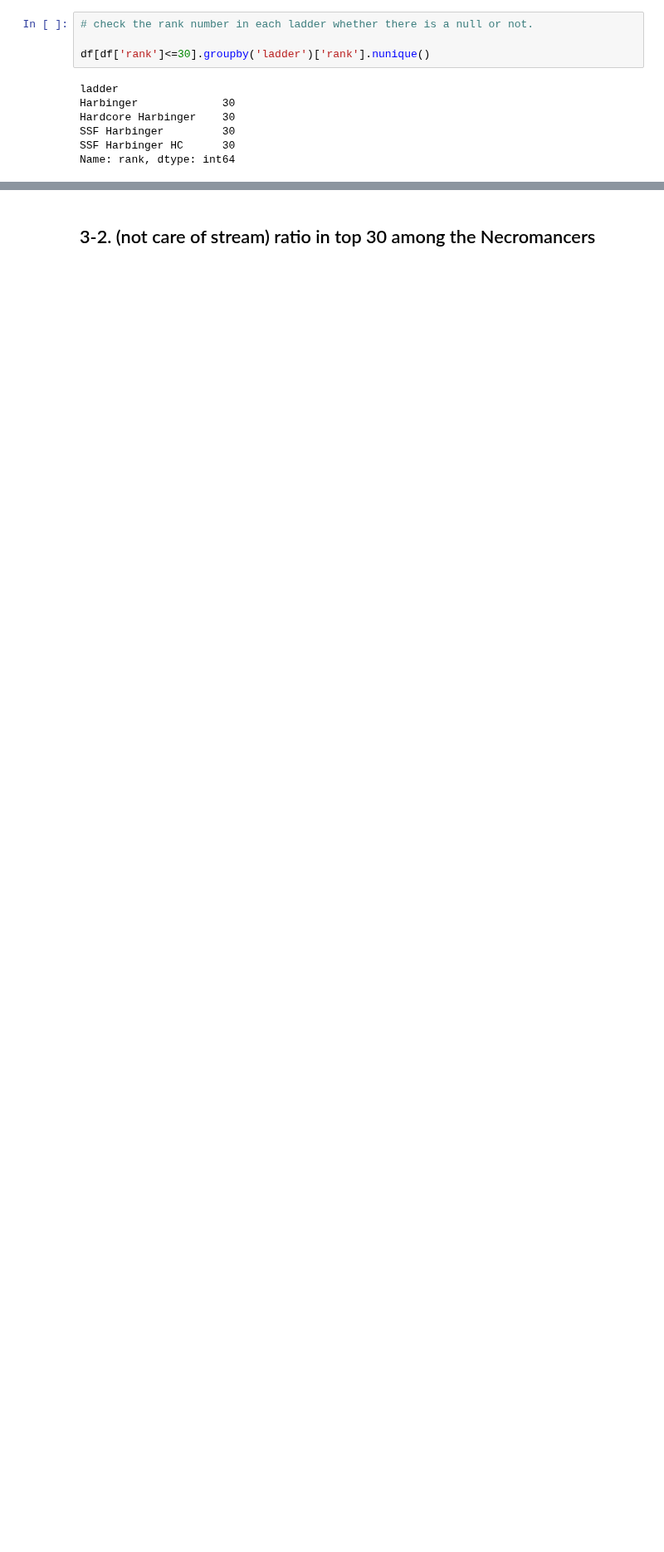
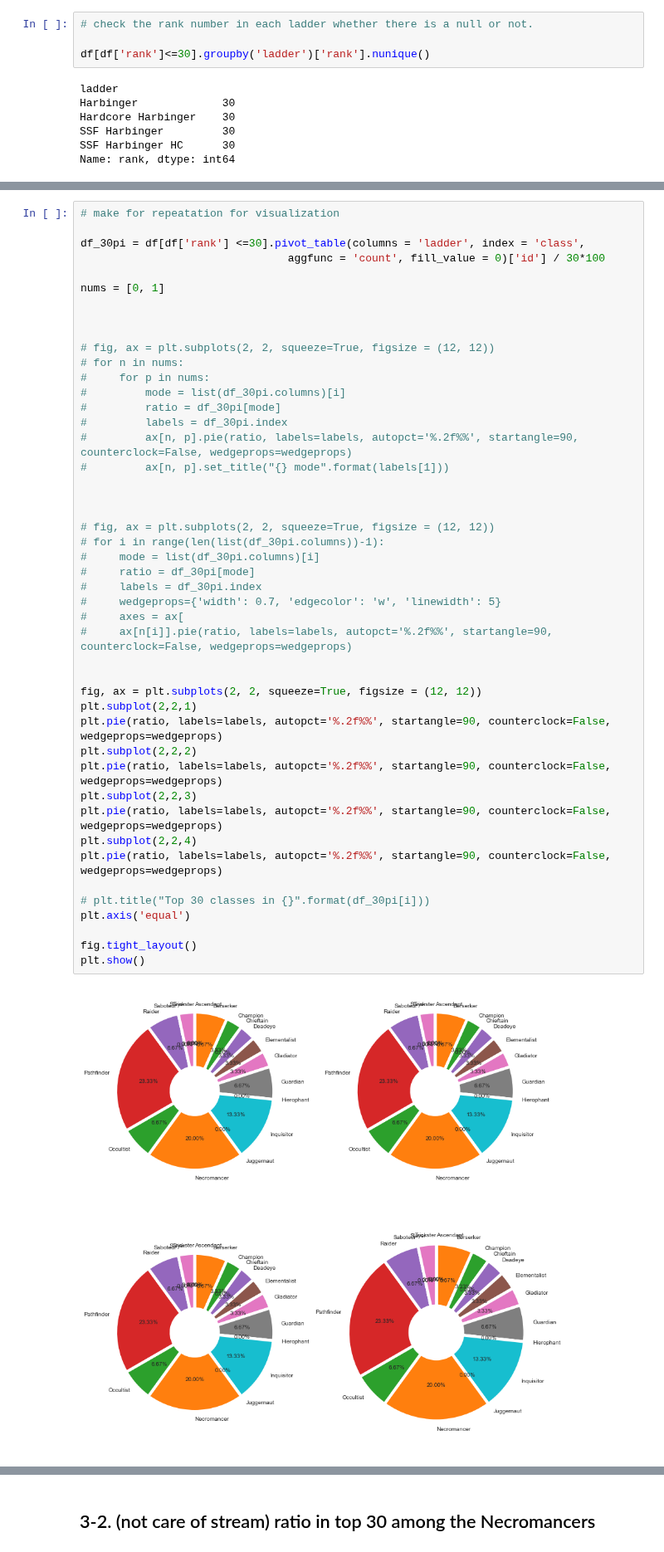
Before and after one commit to Angela-Park-JE/TIL_ver1, a Jupyter notebook: ToyPJT-POE_user/POE_rankers_analysis.ipynb, the cells around one changed output, grey strips where cells are left out. Shown at 83% size. Drawn from its saved outputs; the diff is of its cells as text; blank space fills up the shorter version.

```diff
--- a/ToyPJT-POE_user/POE_rankers_analysis.ipynb
+++ b/ToyPJT-POE_user/POE_rankers_analysis.ipynb
@@ -909,0 +909,48 @@ In SSF Harbinger HC mode, Necromancers take 36.67% in top 30.
+# %%
+# make for repeatation for visualization
+
+df_30pi = df[df['rank'] <=30].pivot_table(columns = 'ladder', index = 'class',
+                                aggfunc = 'count', fill_value = 0)['id'] / 30*100
+
+nums = [0, 1]
+
+
+
+# fig, ax = plt.subplots(2, 2, squeeze=True, figsize = (12, 12))
+# for n in nums:
+#     for p in nums:
+#         mode = list(df_30pi.columns)[i]
+#         ratio = df_30pi[mode]
+#         labels = df_30pi.index
+#         ax[n, p].pie(ratio, labels=labels, autopct='%.2f%%', startangle=90, counterclock=False, wedgeprops=wedgeprops)
+#         ax[n, p].set_title("{} mode".format(labels[1]))
+
+
+
+# fig, ax = plt.subplots(2, 2, squeeze=True, figsize = (12, 12))
+# for i in range(len(list(df_30pi.columns))-1):
+#     mode = list(df_30pi.columns)[i]
+#     ratio = df_30pi[mode]
+#     labels = df_30pi.index
+#     wedgeprops={'width': 0.7, 'edgecolor': 'w', 'linewidth': 5}
+#     axes = ax[
+#     ax[n[i]].pie(ratio, labels=labels, autopct='%.2f%%', startangle=90, counterclock=False, wedgeprops=wedgeprops)
+
+
+fig, ax = plt.subplots(2, 2, squeeze=True, figsize = (12, 12))
+plt.subplot(2,2,1)
+plt.pie(ratio, labels=labels, autopct='%.2f%%', startangle=90, counterclock=False, wedgeprops=wedgeprops)
+plt.subplot(2,2,2)
+plt.pie(ratio, labels=labels, autopct='%.2f%%', startangle=90, counterclock=False, wedgeprops=wedgeprops)
+plt.subplot(2,2,3)
+plt.pie(ratio, labels=labels, autopct='%.2f%%', startangle=90, counterclock=False, wedgeprops=wedgeprops)
+plt.subplot(2,2,4)
+plt.pie(ratio, labels=labels, autopct='%.2f%%', startangle=90, counterclock=False, wedgeprops=wedgeprops)
+
+# plt.title("Top 30 classes in {}".format(df_30pi[i]))
+plt.axis('equal')
+
+fig.tight_layout()
+plt.show()
+# %% [output]
+[figure, added]
```
Also changed, not shown: parts of 45 cells of this notebook.
